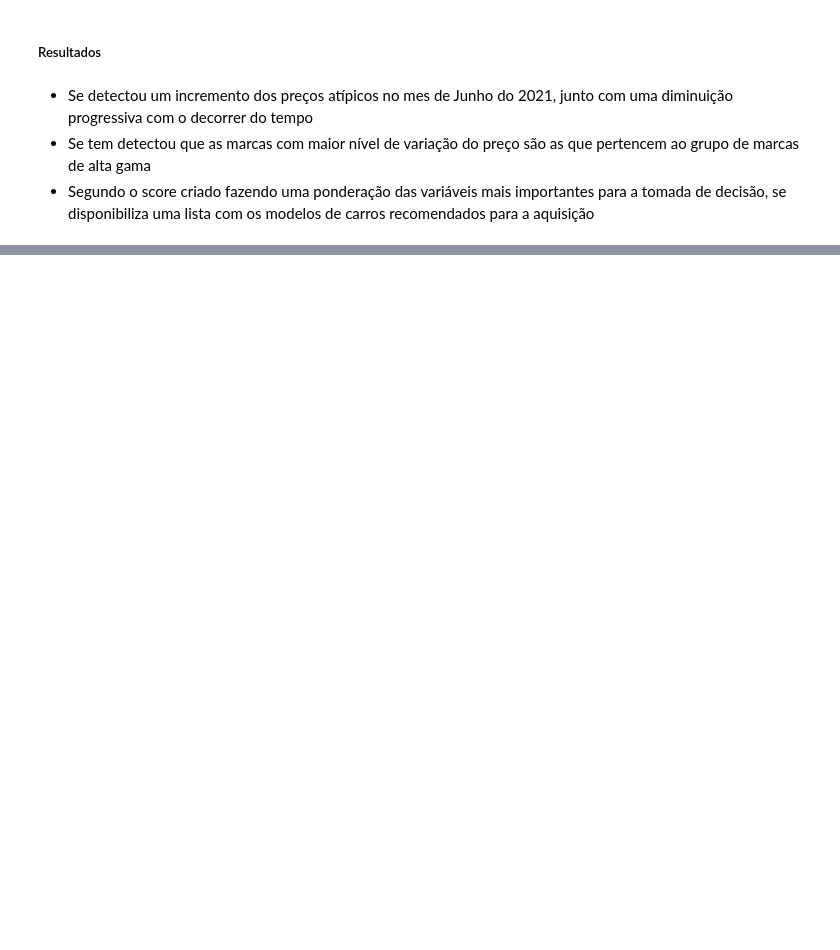
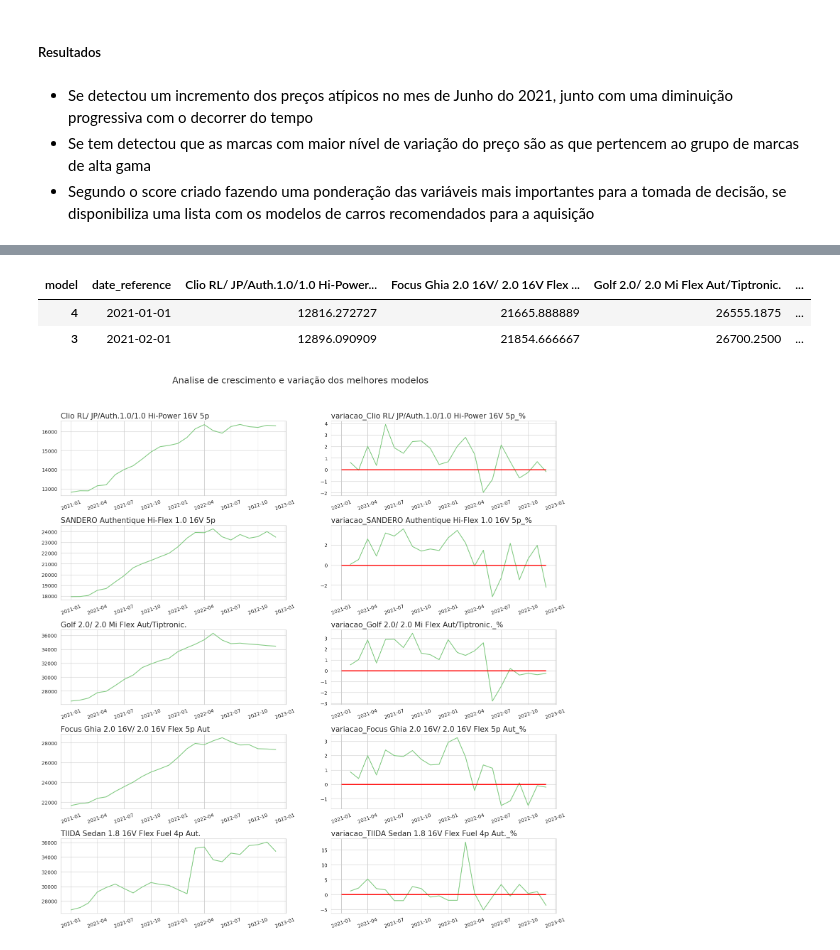
Before and after one commit to DavidTitoInfantas/Projeto_DataViz, a Jupyter notebook: analise_dados_car.ipynb, the cells around one changed output, grey strips where cells are left out. Saved outputs shown, nothing was run; the diff lists cells and outputs as text; code cells hidden in the pictures; blank space fills up the shorter version.

```diff
--- a/analise_dados_car.ipynb
+++ b/analise_dados_car.ipynb
@@ -23,6 +23,7 @@ pd.set_option('display.width', 1000)
 #df = pd.read_csv("/home/david/Documentos/Projects VS/Projeto dataviz/Projeto_DataViz/fipe_cars.csv")
 df = pd.read_csv("https://raw.githubusercontent.com/DavidTitoInfantas/Projeto_DataViz/main/fipe_cars.csv")
 df_analise_2 = df.copy()
+df_analise_3 = df.copy()
 # %% [markdown]
 ##### Analise de exploração
 # %%
@@ -534,0 +555,24 @@ grupo_1.head(30)
+# %%
+df_analise_3['date_reference'] = df_analise_3['year_of_reference'].astype(str)+'-'+df_analise_3['month_of_reference']
+df_analise_3['date_reference'] = pd.to_datetime(df_analise_3['date_reference'],format="%Y-%B")
+# %%
+index_analise_3 = ['date_reference', 'Clio RL/ JP/Auth.1.0/1.0 Hi-Power 16V 5p',
+                   'Focus Ghia 2.0 16V/ 2.0 16V Flex 5p Aut', 'Golf 2.0/ 2.0 Mi Flex Aut/Tiptronic.',
+                   'SANDERO Authentique Hi-Flex 1.0 16V 5p', 'TIIDA Sedan 1.8 16V Flex Fuel 4p Aut.']
+df_analise_3 = df_analise_3[index_analise_3].sort_values(by='date_reference')
+# %%
+columns_models = ['Clio RL/ JP/Auth.1.0/1.0 Hi-Power 16V 5p',
+                   'Focus Ghia 2.0 16V/ 2.0 16V Flex 5p Aut', 'Golf 2.0/ 2.0 Mi Flex Aut/Tiptronic.',
+                   'SANDERO Authentique Hi-Flex 1.0 16V 5p', 'TIIDA Sedan 1.8 16V Flex Fuel 4p Aut.']
+columns_variacao = []
+for i in columns_models:
+    variacao_model = f'variacao_{i}_%'
+    df_analise_3[variacao_model] = round(((df_analise_3[i].diff()/df_analise_3[i]))*100,2)
+    columns_variacao.append(variacao_model)
+#columns_variacao.remove('variacao_date_of_reference')
+# %%
+df_analise_3.head(2)
+# %% [output]
+| model | date_reference | Clio RL/ JP/Auth.1.0/1.0 Hi-Power... | Focus Ghia 2.0 16V/ 2.0 16V Flex ... | Golf 2.0/ 2.0 Mi Flex Aut/Tiptronic. | ... |
+| 4 | 2021-01-01 | 12816.272727 | 21665.888889 | 26555.1875 | ... |
+| 3 | 2021-02-01 | 12896.090909 | 21854.666667 | 26700.2500 | ... |
@@ -534,0 +592,30 @@ grupo_1.head(30)
+# %%
+columns_models = ['Clio RL/ JP/Auth.1.0/1.0 Hi-Power 16V 5p', 'variacao_Clio RL/ JP/Auth.1.0/1.0 Hi-Power 16V 5p_%',
+                  'SANDERO Authentique Hi-Flex 1.0 16V 5p', 'variacao_SANDERO Authentique Hi-Flex 1.0 16V 5p_%',
+                  'Golf 2.0/ 2.0 Mi Flex Aut/Tiptronic.', 'variacao_Golf 2.0/ 2.0 Mi Flex Aut/Tiptronic._%',
+                  'Focus Ghia 2.0 16V/ 2.0 16V Flex 5p Aut', 'variacao_Focus Ghia 2.0 16V/ 2.0 16V Flex 5p Aut_%',
+                  'TIIDA Sedan 1.8 16V Flex Fuel 4p Aut.', 'variacao_TIIDA Sedan 1.8 16V Flex Fuel 4p Aut._%']
+lista_model_porcent = ['variacao_Clio RL/ JP/Auth.1.0/1.0 Hi-Power 16V 5p_%',
+                    'variacao_Focus Ghia 2.0 16V/ 2.0 16V Flex 5p Aut_%',
+                    'variacao_Golf 2.0/ 2.0 Mi Flex Aut/Tiptronic._%',
+                    'variacao_SANDERO Authentique Hi-Flex 1.0 16V 5p_%',
+                    'variacao_TIIDA Sedan 1.8 16V Flex Fuel 4p Aut._%']
+
+plt.figure(figsize=(18,18))
+plt.subplots_adjust(hspace=0.4)
+plt.suptitle("Analise de crescimento e variação dos melhores modelos", fontsize=18, y=0.95)
+
+##plt.xticks(rotation=90)
+for index, value in enumerate(columns_models):
+    ax = plt.subplot(5,2,index+1)
+    ax.set_title(value,fontsize=15,loc='left')
+    sns.lineplot(x='date_reference', y=value ,data=df_analise_3)
+    ax.set_xlabel("")
+    ax.set_ylabel("")
+    ax.tick_params(axis='x', labelrotation=20)
+    if value in lista_model_porcent:
+        ax.hlines(y=0, xmin=df_analise_3['date_reference'].min(), xmax=df_analise_3['date_reference'].max(), linewidth=2, color='r')
+    ##ax.set_xticklabels(ax.get_xticklabels(), rotation=45, ha='right')
+ax = ax
+# %% [output]
+[figure, added]
```
Also changed, not shown: parts of 12 cells of this notebook.
